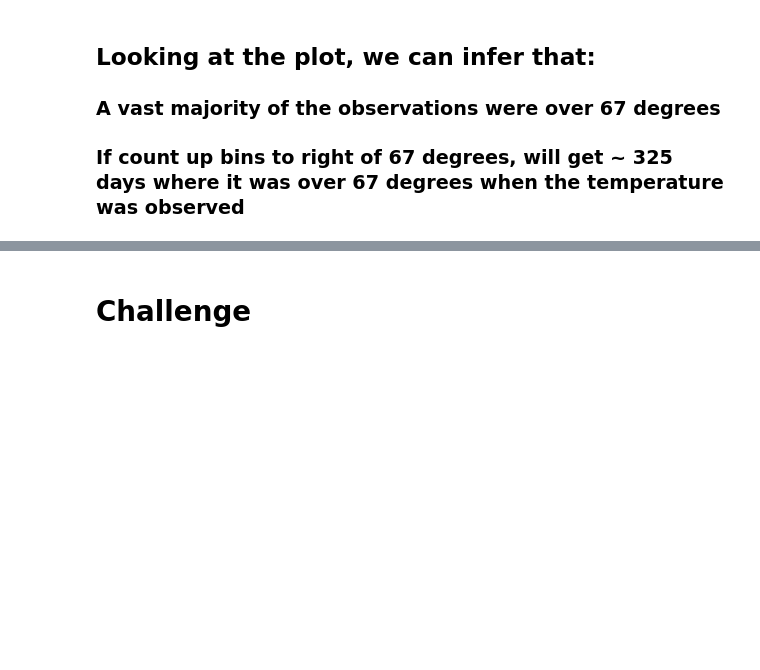
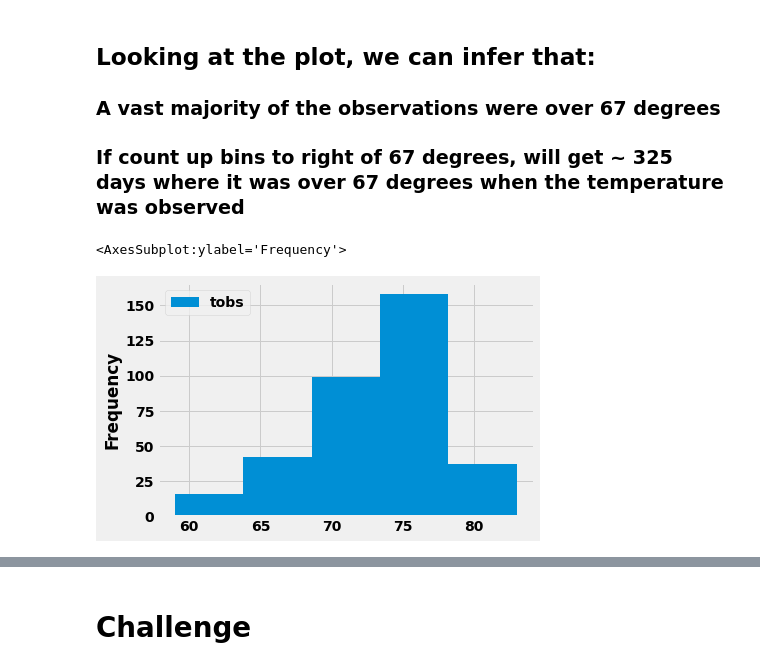
Before and after one commit to carlysandler/surf-s_up, a Jupyter notebook: climate_analysis.ipynb, the cells around one changed output, grey strips where cells are left out. Saved outputs shown, nothing was run; the diff lists cells and outputs as text; code cells hidden in the pictures; blank space fills up the shorter version.

```diff
--- a/climate_analysis.ipynb
+++ b/climate_analysis.ipynb
@@ -236,3 +236,9 @@ plt.tight_layout()
 ###  A vast majority of the observations were over 67 degrees
 
 ### If count up bins to right of 67 degrees, will get ~ 325 days where it was over 67 degrees when the temperature was observed
+# %%
+# SKILL DRILL: Adjust # of bins in the plot to 5 then 20 and notice differences.
+df.plot.hist(bins=5)
+# %% [output]
+<AxesSubplot:ylabel='Frequency'>
+[figure, added]
```
Also changed, not shown: parts of 2 cells of this notebook, 2 other files.
